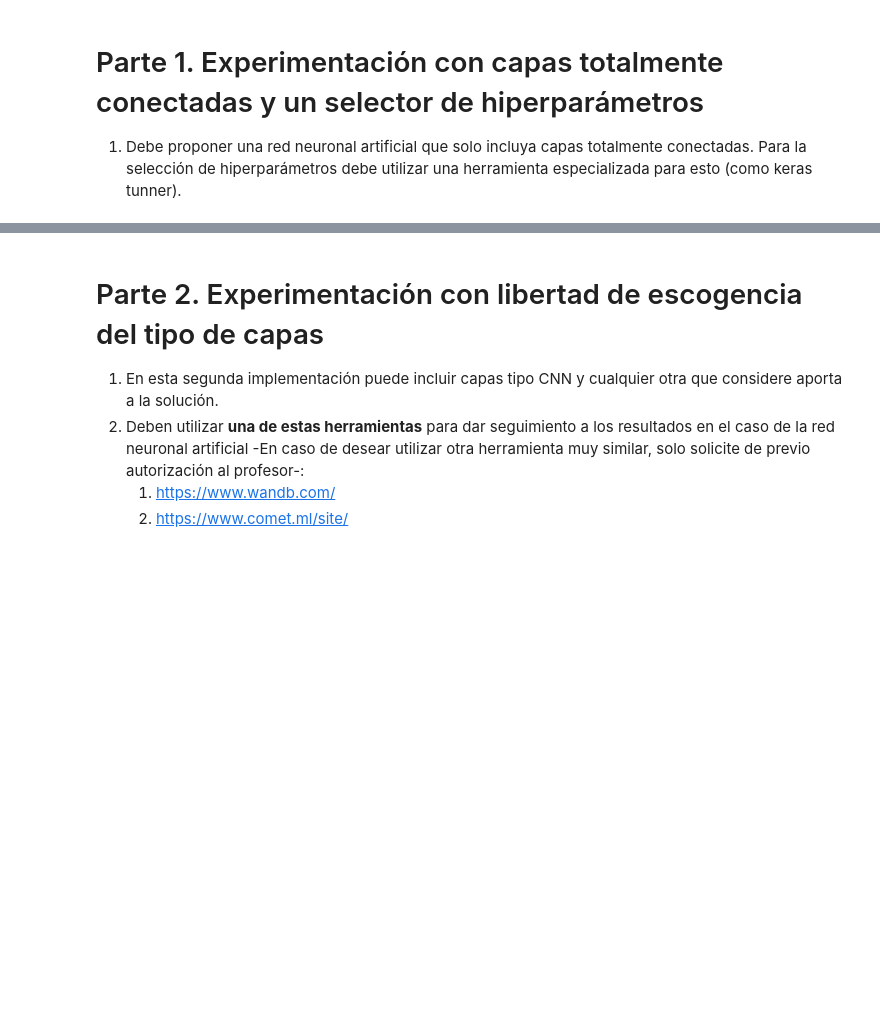
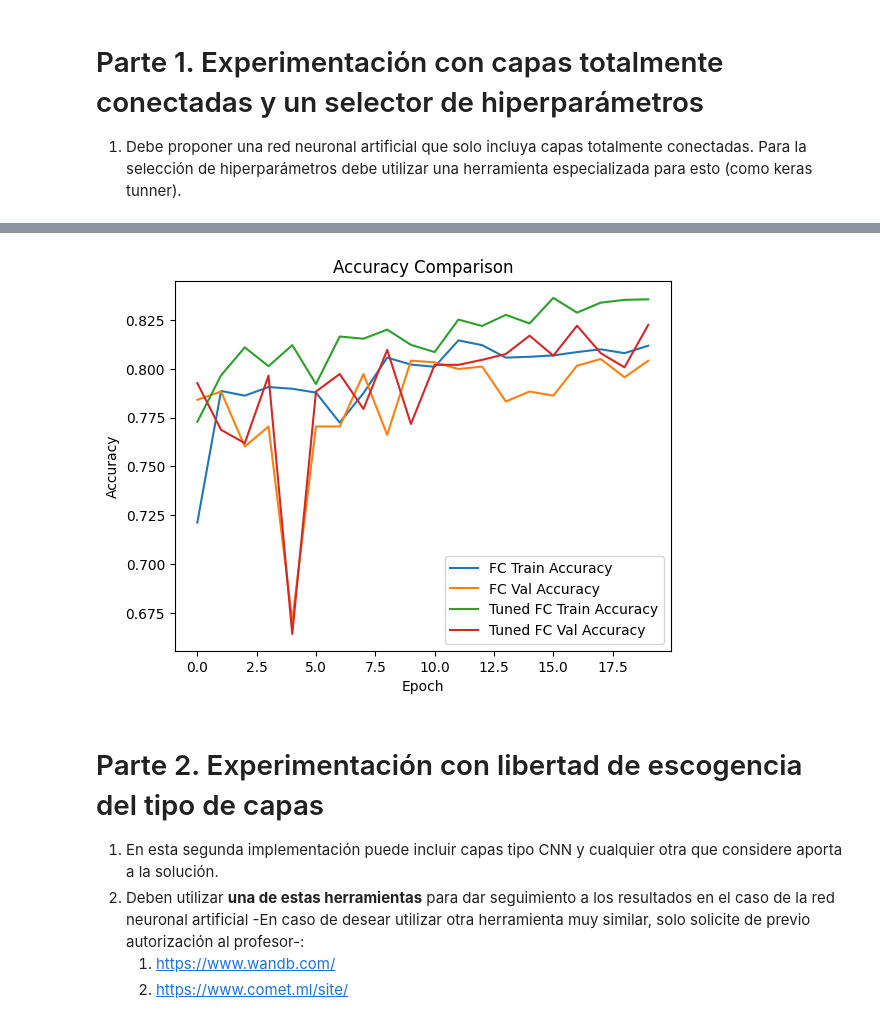
Before and after one commit to ChrisArreFall/melanocytic_classifier, a Jupyter notebook: DL_2024_2_Trabajo_Corto_1.ipynb, the cells around one changed output, grey strips where cells are left out. Drawn from its saved outputs; the diff is of its cells as text; code cells hidden in the pictures; blank space fills up the shorter version.

Commit message:
Final results.

```diff
--- a/DL_2024_2_Trabajo_Corto_1.ipynb
+++ b/DL_2024_2_Trabajo_Corto_1.ipynb
@@ -139,10 +133,6 @@ To enable the following instructions: AVX2 FMA, in other operations, rebuild Ten
 # %%
-import keras_tuner as kt
-from tensorflow.keras.layers import Flatten, Dense
-from tensorflow.keras.models import Sequential
-
-# Function to build the model for hyperparameter tuning
-def build_tuner_model(hp):
+# hyperparameter tuning for Fully connected layers
+def build_tuner_fc_model(hp):
     model = Sequential()
 
     # Flatten the image input (128x128x3) into a 1D vector
@@ -163,14 +153,3 @@ def build_tuner_model(hp):
                   loss='binary_crossentropy', metrics=['accuracy'])
 
     return model
-
-# Initialize the tuner
-tuner = kt.Hyperband(build_tuner_model,
-                     objective='val_accuracy',
-                     max_epochs=20,
-                     factor=3,
-                     directory='tuner_dir',
-                     project_name='melanocytic_classification_fine_tuning')
-
-# Perform the hyperparameter search
-tuner.search(X_train, y_train, epochs=10, validation_data=(X_val, y_val), batch_size=32)
@@ -239,3 +264,16 @@ final_model.save('melanocytic_classif_model.keras')
+# %%
+# Plot the results
+plt.plot(history_fc.history['accuracy'], label='FC Train Accuracy')
+plt.plot(history_fc.history['val_accuracy'], label='FC Val Accuracy')
+plt.plot(history_tuned.history['accuracy'], label='Tuned FC Train Accuracy')
+plt.plot(history_tuned.history['val_accuracy'], label='Tuned FC Val Accuracy')
+plt.title('Accuracy Comparison')
+plt.xlabel('Epoch')
+plt.ylabel('Accuracy')
+plt.legend()
+plt.show()
+# %% [output]
+[figure, added]
 # %% [markdown]
 # Parte 2.  Experimentación con libertad de escogencia del tipo de capas
 
```
Also changed, not shown: parts of 18 cells of this notebook, 3 other files.
